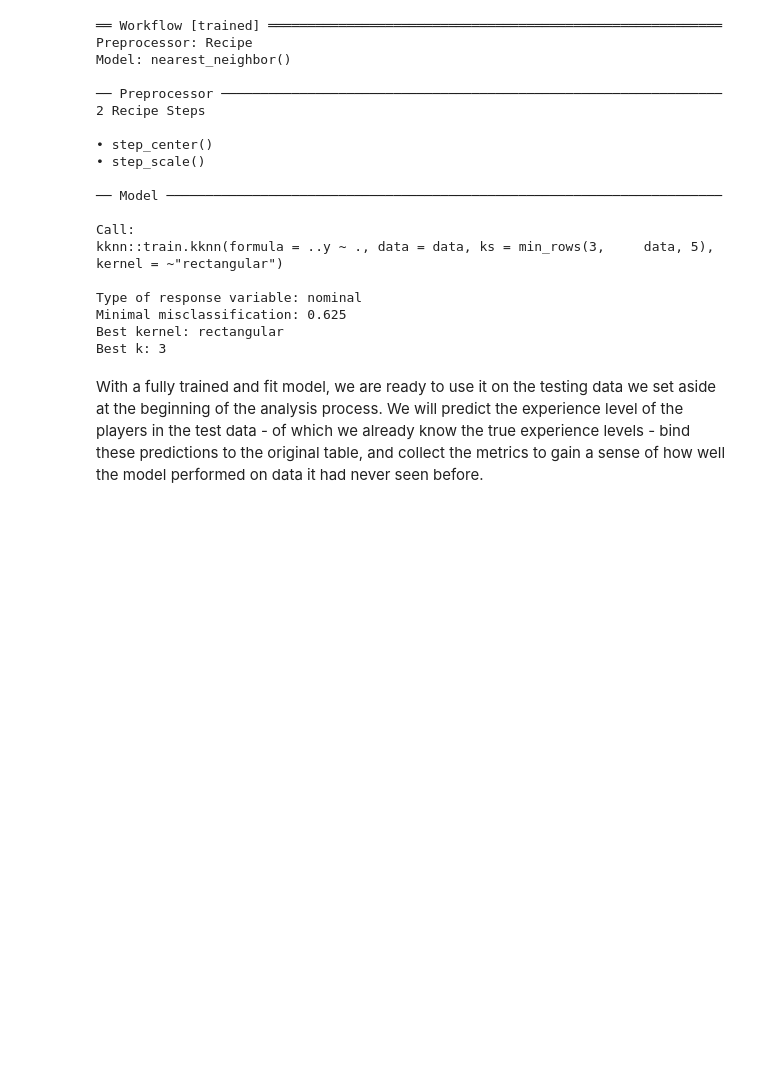
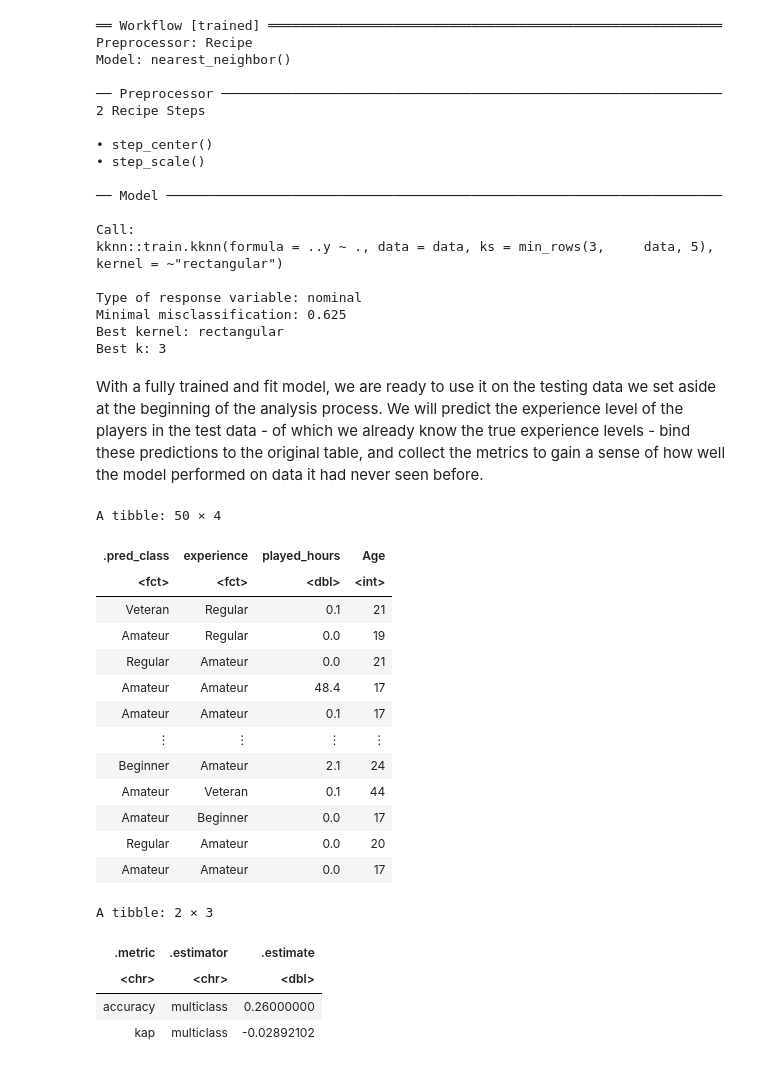
Before and after one commit to rominaa880/DSCI-100-Final-Project, a Jupyter notebook: Final_Project_Report.ipynb, the cells around one changed output. Cells and saved outputs as stored; diff of their text form; code cells hidden in the pictures; blank space fills up the shorter version.

```diff
--- a/Final_Project_Report.ipynb
+++ b/Final_Project_Report.ipynb
@@ -281,3 +281,31 @@ Best kernel: rectangular
 Best k: 3
 # %% [markdown]
 With a fully trained and fit model, we are ready to use it on the testing data we set aside at the beginning of the analysis process. We will predict the experience level of the players in the test data - of which we already know the true experience levels - bind these predictions to the original table, and collect the metrics to gain a sense of how well the model performed on data it had never seen before.
+# %%
+players_predictions <- predict(players_fit, players_testing) |>
+    bind_cols(players_testing)
+players_predictions
+
+prediction_metrics <- players_predictions |>
+    metrics(truth = experience, estimate = .pred_class)
+prediction_metrics
+# %% [output]
+A tibble: 50 × 4
+| .pred_class | experience | played_hours | Age |
+| <fct> | <fct> | <dbl> | <int> |
+| Veteran | Regular | 0.1 | 21 |
+| Amateur | Regular | 0.0 | 19 |
+| Regular | Amateur | 0.0 | 21 |
+| Amateur | Amateur | 48.4 | 17 |
+| Amateur | Amateur | 0.1 | 17 |
+| ⋮ | ⋮ | ⋮ | ⋮ |
+| Beginner | Amateur | 2.1 | 24 |
+| Amateur | Veteran | 0.1 | 44 |
+| Amateur | Beginner | 0.0 | 17 |
+| Regular | Amateur | 0.0 | 20 |
+| Amateur | Amateur | 0.0 | 17 |
+A tibble: 2 × 3
+| .metric | .estimator | .estimate |
+| <chr> | <chr> | <dbl> |
+| accuracy | multiclass | 0.26000000 |
+| kap | multiclass | -0.02892102 |
```
Also changed, not shown: parts of 2 cells of this notebook.
